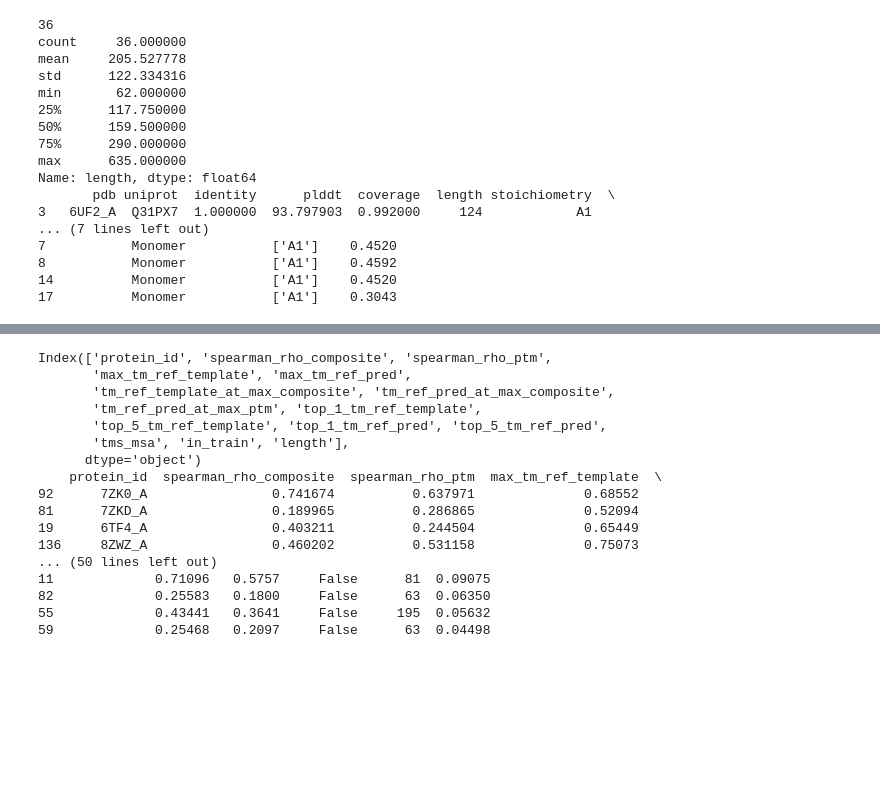
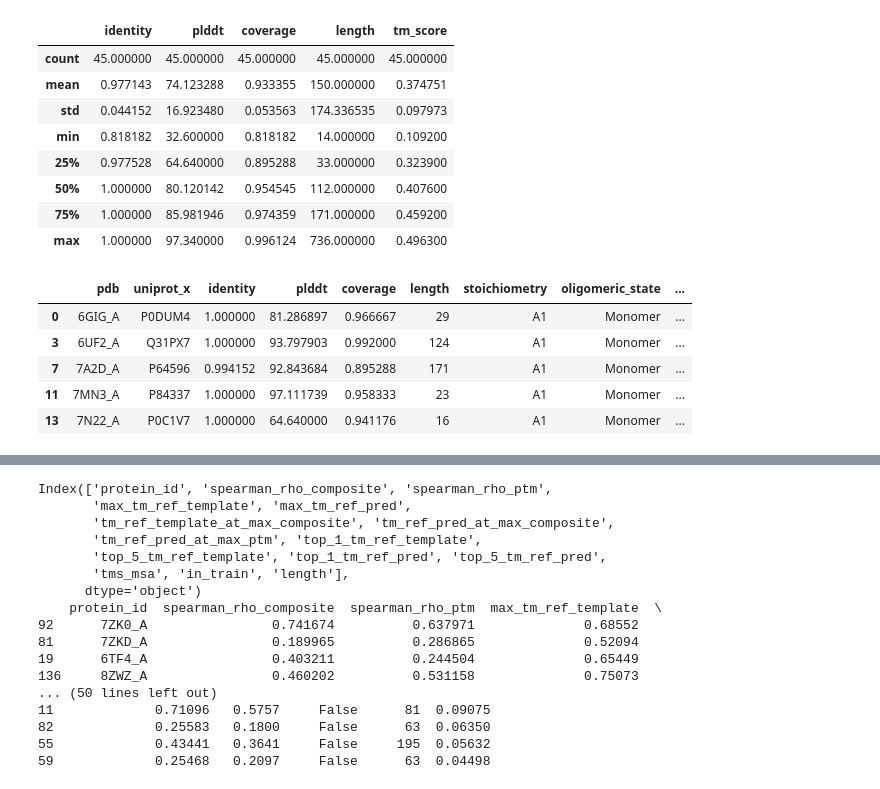
Before and after one commit to Yuwan3154/proteina, a Jupyter notebook: notebooks/bad_afdb_dataset.ipynb, the cells around one changed output, grey strips where cells are left out. Saved outputs shown, nothing was run; the diff lists cells and outputs as text; code cells hidden in the pictures; blank space fills up the shorter version.

```diff
--- a/notebooks/bad_afdb_dataset.ipynb
+++ b/notebooks/bad_afdb_dataset.ipynb
@@ -218,26 +232,24 @@ Name: length, dtype: float64
 # %%
-df_tm = pd.read_csv(Path.home() / "data/bad_afdb/pdb_70_cluster_reps_aligned_confidence_aggregate_monomer_length_50-640_tm-05.csv")
-df_tm = df_tm[df_tm["coverage"] > 0.8]
+df_tm = pd.read_csv(Path.home() / "data/bad_afdb/pdb_70_cluster_reps_aligned_confidence_aggregate_monomer_tm-05.csv")
+df_tm = df_tm[df_tm["coverage"] >= 0.8]
 df_tm = df_tm[df_tm["identity"] >= 0.7]
-print(len(df_tm))
-print(df_tm["length"].describe())
-print(df_tm.head())
-df_tm.to_csv(Path.home() / "data/bad_afdb/pdb_70_cluster_reps_aligned_confidence_aggregate_monomer_length_50-640_tm-05_coverage-08_identity-07.csv", index=False)
+
+display(df_tm.describe())
+display(df_tm.head())
+df_tm.to_csv(Path.home() / "data/bad_afdb/pdb_70_cluster_reps_aligned_confidence_aggregate_monomer_length_tm-05_coverage-08_identity-07.csv", index=False)
 # %% [output]
-36
-count     36.000000
-mean     205.527778
-std      122.334316
-min       62.000000
-25%      117.750000
-50%      159.500000
-75%      290.000000
-max      635.000000
-Name: length, dtype: float64
-       pdb uniprot  identity      plddt  coverage  length stoichiometry  \
-3   6UF2_A  Q31PX7  1.000000  93.797903  0.992000     124            A1
-... (7 lines left out)
-7           Monomer           ['A1']    0.4520
-8           Monomer           ['A1']    0.4592
-14          Monomer           ['A1']    0.4520
-17          Monomer           ['A1']    0.3043
+|  | identity | plddt | coverage | length | tm_score |
+| count | 45.000000 | 45.000000 | 45.000000 | 45.000000 | 45.000000 |
+| mean | 0.977143 | 74.123288 | 0.933355 | 150.000000 | 0.374751 |
+| std | 0.044152 | 16.923480 | 0.053563 | 174.336535 | 0.097973 |
+| min | 0.818182 | 32.600000 | 0.818182 | 14.000000 | 0.109200 |
+| 25% | 0.977528 | 64.640000 | 0.895288 | 33.000000 | 0.323900 |
+| 50% | 1.000000 | 80.120142 | 0.954545 | 112.000000 | 0.407600 |
+| 75% | 1.000000 | 85.981946 | 0.974359 | 171.000000 | 0.459200 |
+| max | 1.000000 | 97.340000 | 0.996124 | 736.000000 | 0.496300 |
+|  | pdb | uniprot_x | identity | plddt | coverage | length | stoichiometry | oligomeric_state | ... |
+| 0 | 6GIG_A | P0DUM4 | 1.000000 | 81.286897 | 0.966667 | 29 | A1 | Monomer | ... |
+| 3 | 6UF2_A | Q31PX7 | 1.000000 | 93.797903 | 0.992000 | 124 | A1 | Monomer | ... |
+| 7 | 7A2D_A | P64596 | 0.994152 | 92.843684 | 0.895288 | 171 | A1 | Monomer | ... |
+| 11 | 7MN3_A | P84337 | 1.000000 | 97.111739 | 0.958333 | 23 | A1 | Monomer | ... |
+| 13 | 7N22_A | P0C1V7 | 1.000000 | 64.640000 | 0.941176 | 16 | A1 | Monomer | ... |
```
Also changed, not shown: parts of 10 cells of this notebook.
